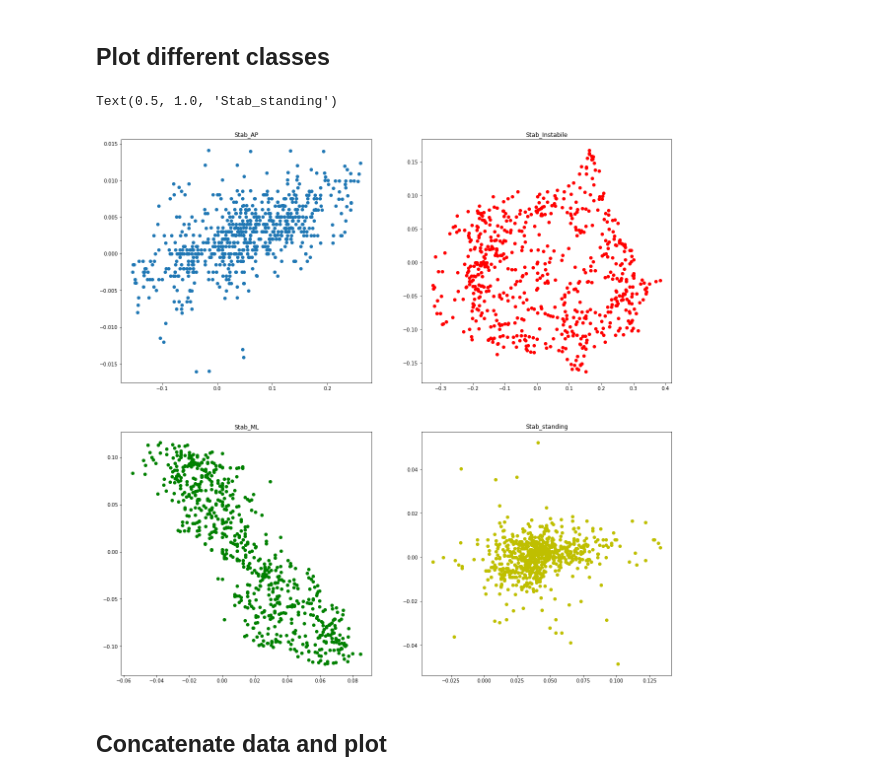
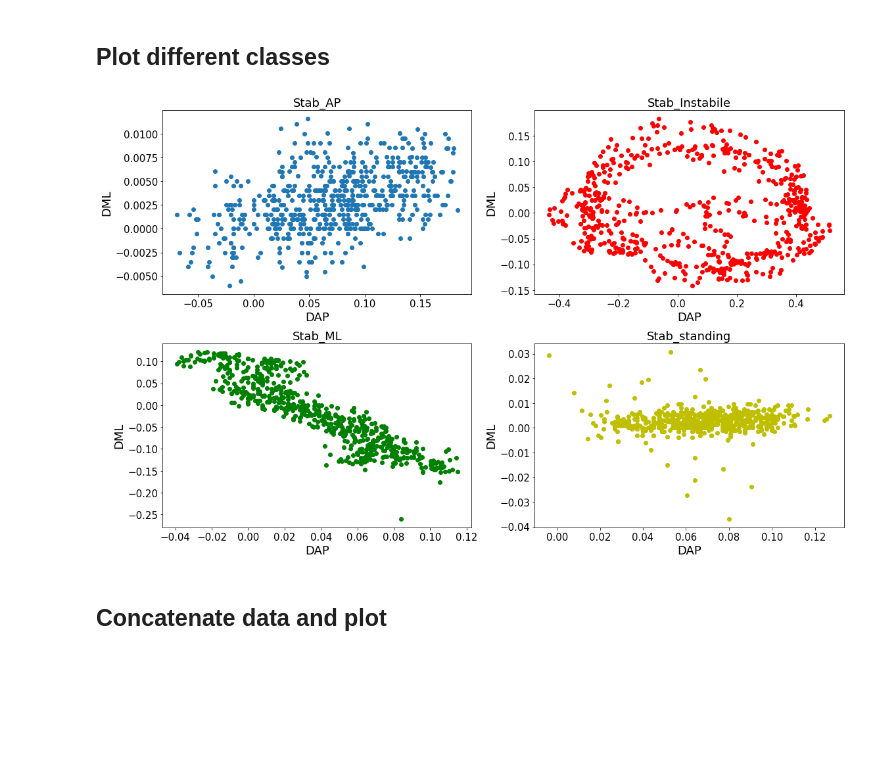
Before and after one commit to veysiadn/postural_sway_analysis, a Jupyter notebook: postural_sway_data_initial_analysis.ipynb, the cells around one changed output. Cells and saved outputs as stored; diff of their text form; code cells hidden in the pictures; blank space fills up the shorter version.

Commit message:
case_1 analysis implemented

```diff
--- a/postural_sway_data_initial_analysis.ipynb
+++ b/postural_sway_data_initial_analysis.ipynb
@@ -46,28 +46,30 @@ import pandas as pd
 import numpy as np
 import matplotlib.pyplot as plt
 
-root_dir = 'C:/Users/101/repos/postural_sway_analysis/data/'
-classes = ['Stab_AP','Stab_Instabile','Stab_ML','Stab_standing']
+# root_dir = 'C:/Users/101/repos/postural_sway_analysis/data/'
 
-df = pd.DataFrame()
+classes = ['Stab_standing','Stab_AP','Stab_ML','Stab_Instabile']
+width = 600
+input_data = np.array([])
+output_data = np.array([])
 min_len = 1000000
 min_file_name = ''
-for filename in glob.iglob(root_dir + '**/**/*.txt', recursive=True):
-    # print(filename)
+for filename in glob.iglob('./data/Case_1/**/*.txt', recursive=True):
     temp_data = np.loadtxt(filename)
     len_data = len(temp_data)
     if(len_data < min_len):
         min_len = len_data
         min_file_name = filename
     if classes[0] in filename:
+        stab_standing = temp_data
+    if classes[1] in filename:
         stab_ap = temp_data
-    if classes[1] in filename:
-        stab_instabile = temp_data
     if classes[2] in filename:
         stab_ml = temp_data
     if classes[3] in filename:
-        stab_standing = temp_data
-    # pd.concat([df, df_temp], axis=1)
+        stab_instabile = temp_data
+
+
 print(min_len)
 print(min_file_name)
 # %% [output]
@@ -78,19 +120,34 @@ C:/Users/101/repos/postural_sway_analysis/data\Case_5\Stabilogram\Stab_AP11.txt
 # %%
 # Plot 2x2 subplots
 # %matplotlib
-# %matplotlib
-fig, axs = plt.subplots(2, 2, figsize=(20,20))
+
+fig, axs = plt.subplots(2, 2, figsize=(16,10))
 axs[0, 0].scatter(stab_ap[:,0], stab_ap[:,1])
-axs[0, 0].set_title('Stab_AP')
+axs[0, 0].set_title('Stab_AP', fontsize=18)
+axs[0,0].set_xlabel('DAP', fontsize=18)
+axs[0,0].set_ylabel('DML', fontsize=18)
+axs[0,0].tick_params(axis='both', labelsize=15)
+
 axs[0, 1].scatter(stab_instabile[:,0], stab_instabile[:,1], c='r')
-axs[0, 1].set_title('Stab_Instabile')
+axs[0, 1].set_title('Stab_Instabile',fontsize=18)
+axs[0, 1].set_xlabel('DAP', fontsize=18)
+axs[0, 1].set_ylabel('DML', fontsize=18)
+axs[0, 1].tick_params(axis='both', labelsize=15)
+
 axs[1, 0].scatter(stab_ml[:,0], stab_ml[:,1], c='g')
-axs[1, 0].set_title('Stab_ML')
+axs[1, 0].set_title('Stab_ML', fontsize=18)
+axs[1, 0].set_xlabel('DAP', fontsize=18)
+axs[1, 0].set_ylabel('DML', fontsize=18)
+axs[1, 0].tick_params(axis='both', labelsize=15)
+
 axs[1, 1].scatter(stab_standing[:,0], stab_standing[:,1], c='y')
-axs[1, 1].set_title('Stab_standing')
+axs[1, 1].set_title('Stab_standing',fontsize=18)
+axs[1, 1].set_xlabel('DAP', fontsize=18)
+axs[1, 1].set_ylabel('DML', fontsize=18)
+axs[1, 1].tick_params(axis='both', labelsize=15)
+plt.tight_layout()
 # %% [output]
-Text(0.5, 1.0, 'Stab_standing')
-[figure, old version]
+[figure, new version]
 # %% [markdown]
 ## Concatenate data and plot
 # %%
```
Also changed, not shown: parts of 5 cells of this notebook.
